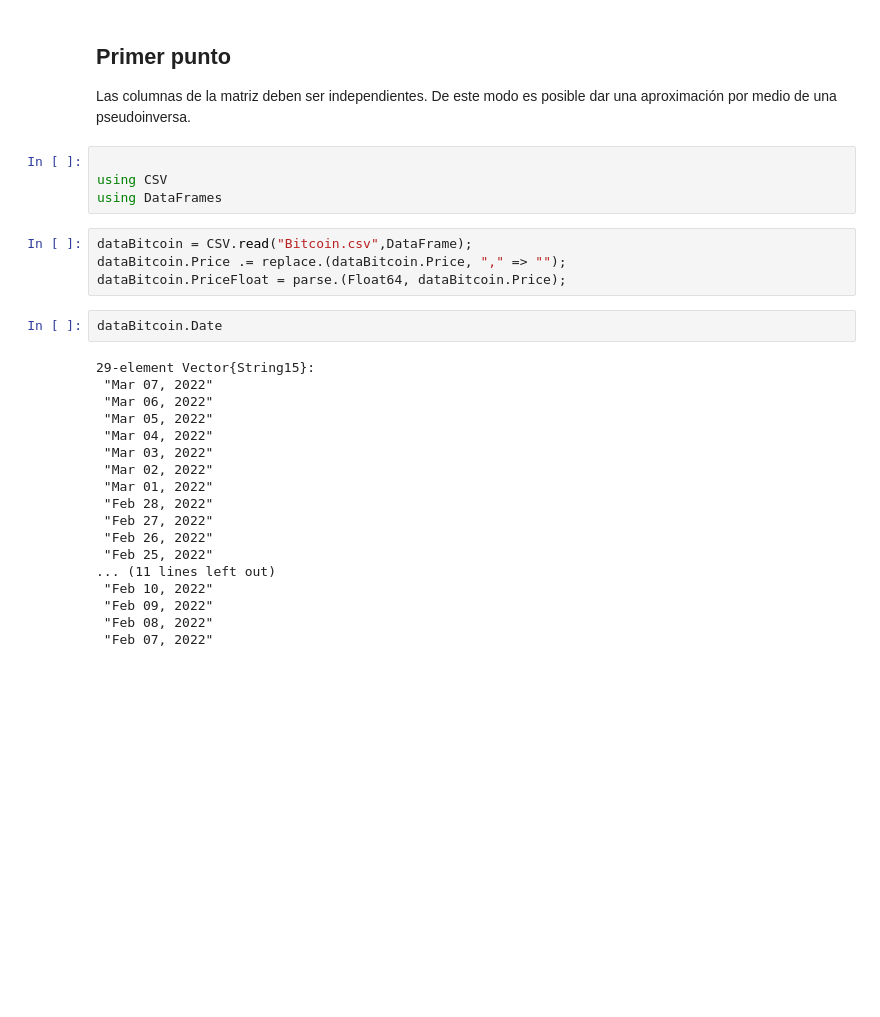
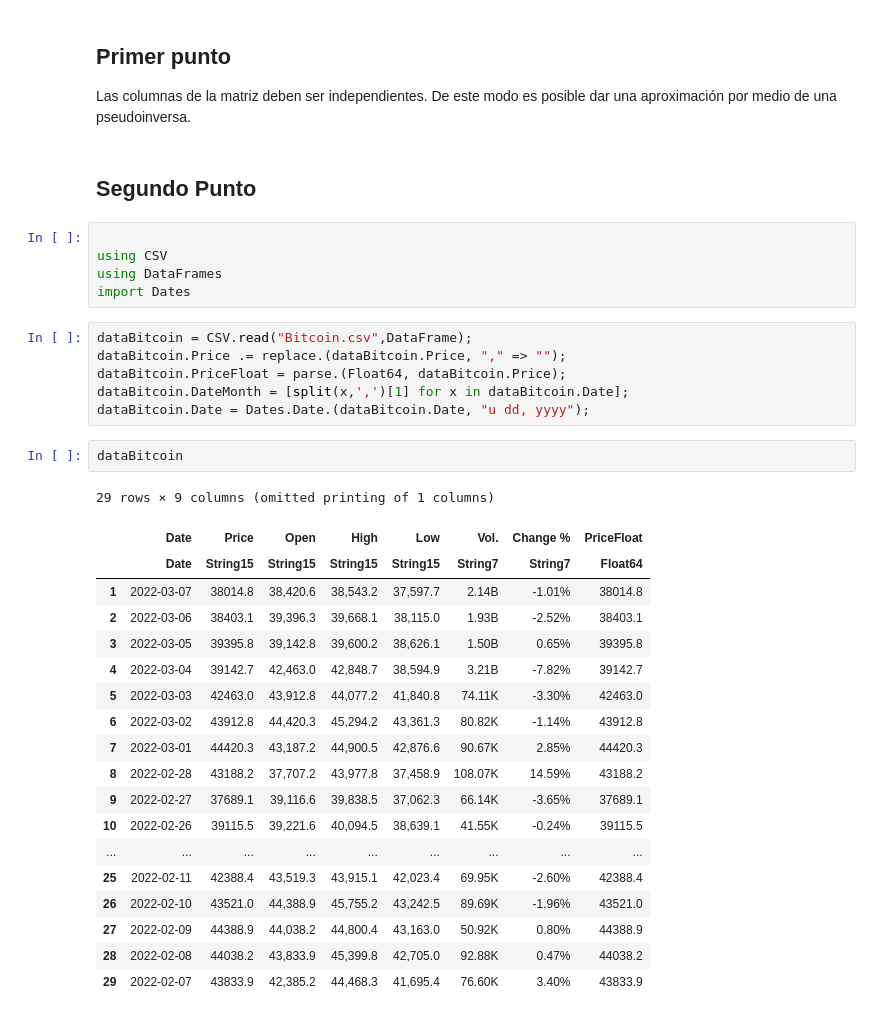
Before and after one commit to drpedrazas/Optimizaci-n_Tareas, a Jupyter notebook: Tarea Optimización.ipynb, the cells around one changed output. Cells and saved outputs as stored; diff of their text form; blank space fills up the shorter version.

```diff
--- a/Tarea Optimización.ipynb
+++ b/Tarea Optimización.ipynb
@@ -2,34 +2,41 @@
  ## Primer punto
 
  Las columnas de la matriz deben ser independientes. De este modo es posible dar una aproximación por medio de una pseudoinversa.
+# %% [markdown]
+## Segundo Punto
 # %%
 
 using CSV
 using DataFrames
+import Dates
 # %%
 dataBitcoin = CSV.read("Bitcoin.csv",DataFrame);
 dataBitcoin.Price .= replace.(dataBitcoin.Price, "," => "");
 dataBitcoin.PriceFloat = parse.(Float64, dataBitcoin.Price);
+dataBitcoin.DateMonth = [split(x,',')[1] for x in dataBitcoin.Date];
+dataBitcoin.Date = Dates.Date.(dataBitcoin.Date, "u dd, yyyy");
 # %%
-dataBitcoin.Date
+dataBitcoin
 # %% [output]
-29-element Vector{String15}:
- "Mar 07, 2022"
- "Mar 06, 2022"
- "Mar 05, 2022"
- "Mar 04, 2022"
- "Mar 03, 2022"
- "Mar 02, 2022"
- "Mar 01, 2022"
- "Feb 28, 2022"
- "Feb 27, 2022"
- "Feb 26, 2022"
- "Feb 25, 2022"
-... (11 lines left out)
- "Feb 10, 2022"
- "Feb 09, 2022"
- "Feb 08, 2022"
- "Feb 07, 2022"
+29 rows × 9 columns (omitted printing of 1 columns)
+|  | Date | Price | Open | High | Low | Vol. | Change % | PriceFloat |
+|  | Date | String15 | String15 | String15 | String15 | String7 | String7 | Float64 |
+| 1 | 2022-03-07 | 38014.8 | 38,420.6 | 38,543.2 | 37,597.7 | 2.14B | -1.01% | 38014.8 |
+| 2 | 2022-03-06 | 38403.1 | 39,396.3 | 39,668.1 | 38,115.0 | 1.93B | -2.52% | 38403.1 |
+| 3 | 2022-03-05 | 39395.8 | 39,142.8 | 39,600.2 | 38,626.1 | 1.50B | 0.65% | 39395.8 |
+| 4 | 2022-03-04 | 39142.7 | 42,463.0 | 42,848.7 | 38,594.9 | 3.21B | -7.82% | 39142.7 |
+| 5 | 2022-03-03 | 42463.0 | 43,912.8 | 44,077.2 | 41,840.8 | 74.11K | -3.30% | 42463.0 |
+| 6 | 2022-03-02 | 43912.8 | 44,420.3 | 45,294.2 | 43,361.3 | 80.82K | -1.14% | 43912.8 |
+| 7 | 2022-03-01 | 44420.3 | 43,187.2 | 44,900.5 | 42,876.6 | 90.67K | 2.85% | 44420.3 |
+| 8 | 2022-02-28 | 43188.2 | 37,707.2 | 43,977.8 | 37,458.9 | 108.07K | 14.59% | 43188.2 |
+| 9 | 2022-02-27 | 37689.1 | 39,116.6 | 39,838.5 | 37,062.3 | 66.14K | -3.65% | 37689.1 |
+| 10 | 2022-02-26 | 39115.5 | 39,221.6 | 40,094.5 | 38,639.1 | 41.55K | -0.24% | 39115.5 |
+| ... | ... | ... | ... | ... | ... | ... | ... | ... |
+| 25 | 2022-02-11 | 42388.4 | 43,519.3 | 43,915.1 | 42,023.4 | 69.95K | -2.60% | 42388.4 |
+| 26 | 2022-02-10 | 43521.0 | 44,388.9 | 45,755.2 | 43,242.5 | 89.69K | -1.96% | 43521.0 |
+| 27 | 2022-02-09 | 44388.9 | 44,038.2 | 44,800.4 | 43,163.0 | 50.92K | 0.80% | 44388.9 |
+| 28 | 2022-02-08 | 44038.2 | 43,833.9 | 45,399.8 | 42,705.0 | 92.88K | 0.47% | 44038.2 |
+| 29 | 2022-02-07 | 43833.9 | 42,385.2 | 44,468.3 | 41,695.4 | 76.60K | 3.40% | 43833.9 |
 # %%
 using Plots
 
```
Also changed, not shown: parts of 11 cells of this notebook, 2 other files.
